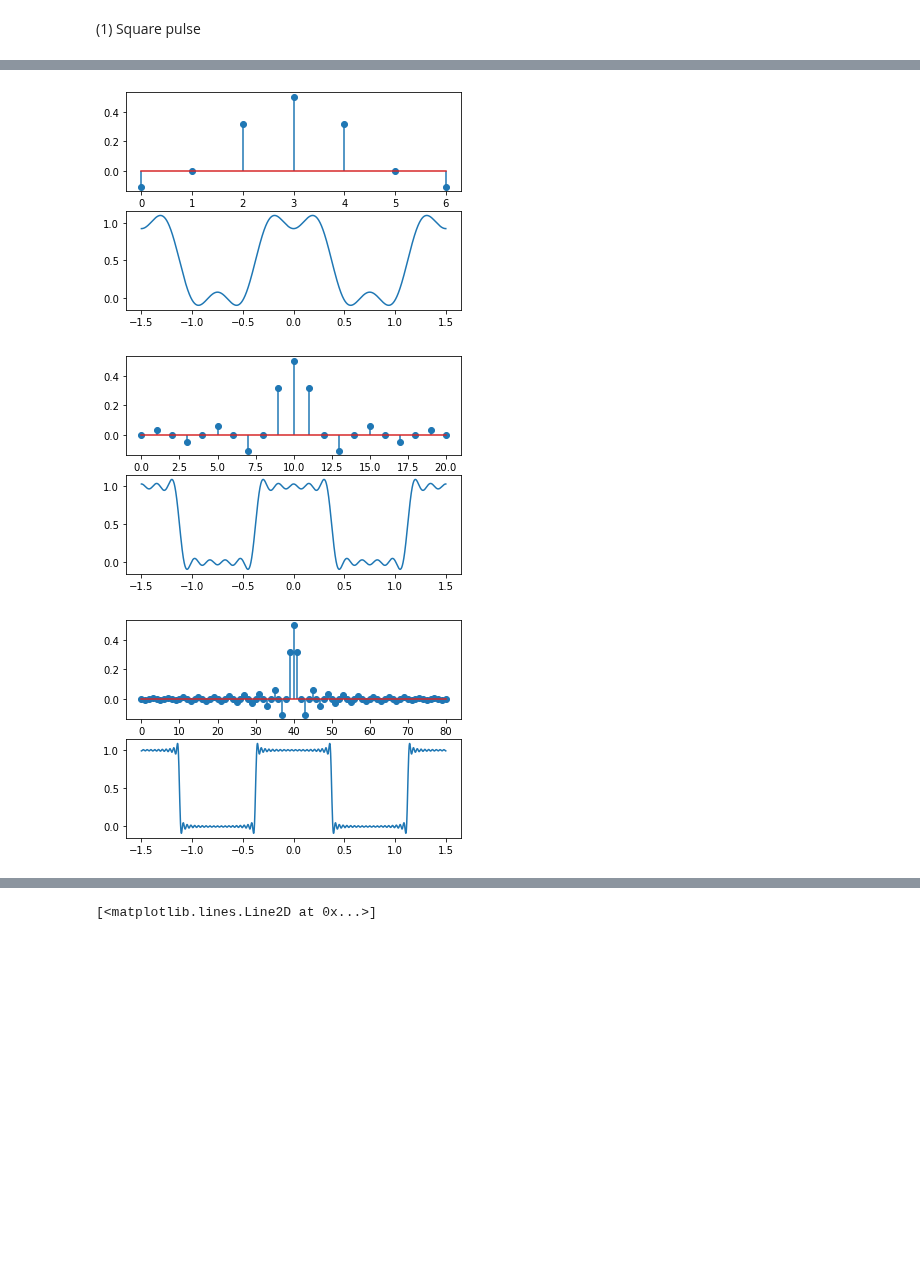
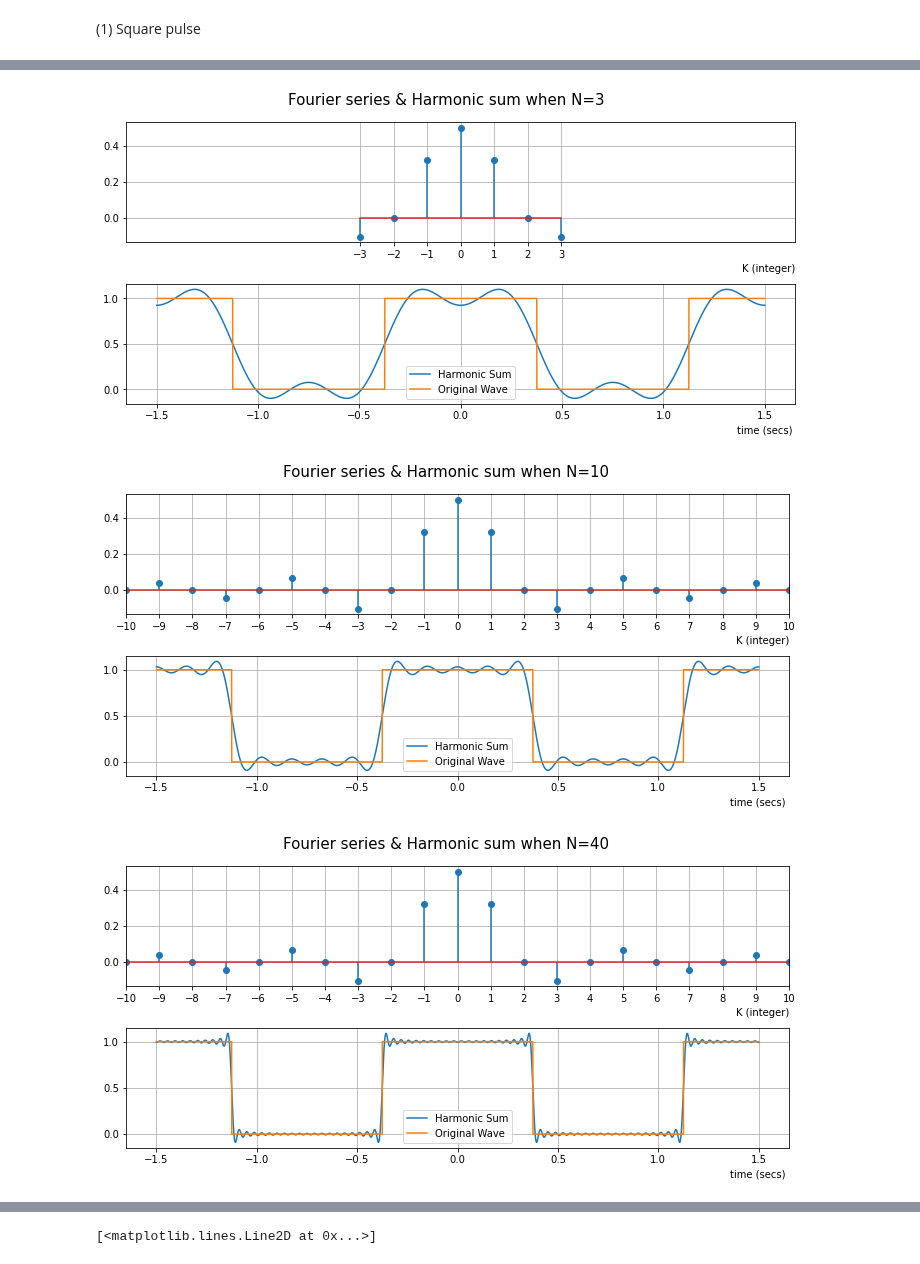
Before and after one commit to IISL-HYU/comm, a Jupyter notebook: signalprocessing/dsp_hw_1.ipynb, the cells around one changed output, grey strips where cells are left out. Cells and saved outputs as stored; diff of their text form; code cells hidden in the pictures; blank space fills up the shorter version.

```diff
--- a/signalprocessing/dsp_hw_1.ipynb
+++ b/signalprocessing/dsp_hw_1.ipynb
@@ -9,0 +29,10 @@ import matplotlib.pyplot as plt
+# %%
+trange = np.arange(-1.5, 1.5, 1e-4)
+square_pulse = np.zeros_like(trange)
+
+duty_cycle = 0.5
+t_period = 1.5
+
+pulse_wave = (1/2) * (signal.square(2 * np.pi * (1/t_period) * (trange + (duty_cycle * t_period)/2), duty=duty_cycle) + 1)
+
+plot_zaxis(trange, pulse_wave, title="Original Pulse Wave")
@@ -10,25 +41,62 @@ import matplotlib.pyplot as plt
 # %%
+
+def harmonic_sum(N: int, coefficients: np.ndarray, fund_freq: float, trange: np.ndarray):
+    """
+    Compute the harmonic sum of given number (-N ~ N) Fourier coefficients
+    Input:
+    N (int) : number of Fourier coeffiencts to sum up
+    coefficients (np.ndarray) : n-dimensional array of Fourier Coefficients
+    fund_freq(float) : fundamental frequency
+    trange (np.ndarray) : """
+    k_lst = np.arange(-N, N+1, 1).reshape(-1, 1)
+    summation = coefficients * np.exp(1j * k_lst * fund_freq * trange)
+    summation = np.sum(summation, axis=0)
+    return summation
 
 N_lst = [3, 10, 40, 70, 200]
 dc = 0.5
 tp = 1.5
-trange = np.arange(-1.5, 1.5, 1e-5)
+trange = np.arange(-1.5, 1.5, 1e-4)
 
 for N in N_lst:
     fund_freq = 2 * np.pi / tp
 
     k_lst = np.arange(-N, N+1, 1).reshape(-1, 1)
 
     aks = dc * np.sinc(dc * k_lst)
-    ns = aks * np.exp(1j * k_lst * fund_freq * trange)
-    ns = np.sum(ns, axis=0)
 
-    plt.figure()
-    plt.subplot(2, 1, 1)
-    plt.stem(aks)
-    plt.subplot(2, 1, 2)
-    plt.plot(trange, ns.real)
+    akt = (dc / 2) * (np.sinc(dc * k_lst / 2))
+    akt = akt ** 2
+
+    recovered_square = harmonic_sum(N, aks, fund_freq, trange)
+    recovered_triangle = harmonic_sum(N, akt, fund_freq, trange)
+    # ns = aks * np.exp(1j * k_lst * fund_freq * trange)
+    # ns = np.sum(ns, axis=0)
+    # nt = akt * np.exp(1j * k_lst * fund_freq * trange)
+    # nt = np.sum(nt, axis=0)
+
+
+    fig = plt.figure(figsize=(10, 5))
+    plt.suptitle(f"Fourier series & Harmonic sum when N={N}", fontsize=15)
+
+    ax1 = fig.add_subplot(2, 1, 1)
+    ax1.set_xticks(k_lst)
+    ax1.set_xlabel("K (integer)", loc="right")
+    ax1.set_xlim([-10, 10])
+    ax1.grid()
+    plt.stem(k_lst, aks)
+
+    ax2 = fig.add_subplot(2, 1, 2)
+    ax2.set_xlabel("time (secs) ", loc="right")
+    plt.plot(trange, ns.real, trange, pulse_wave)
+
+    ax2.legend(["Harmonic Sum", "Original Wave"])
+    ax2.grid()
+
+
+    plt.tight_layout()
+    plt.show()
 # %% [output]
-[figure, old version]
+[figure, new version]
-[figure, old version]
+[figure, new version]
-[figure, old version]
+[figure, new version]
```
Also changed, not shown: parts of 4 cells of this notebook.
